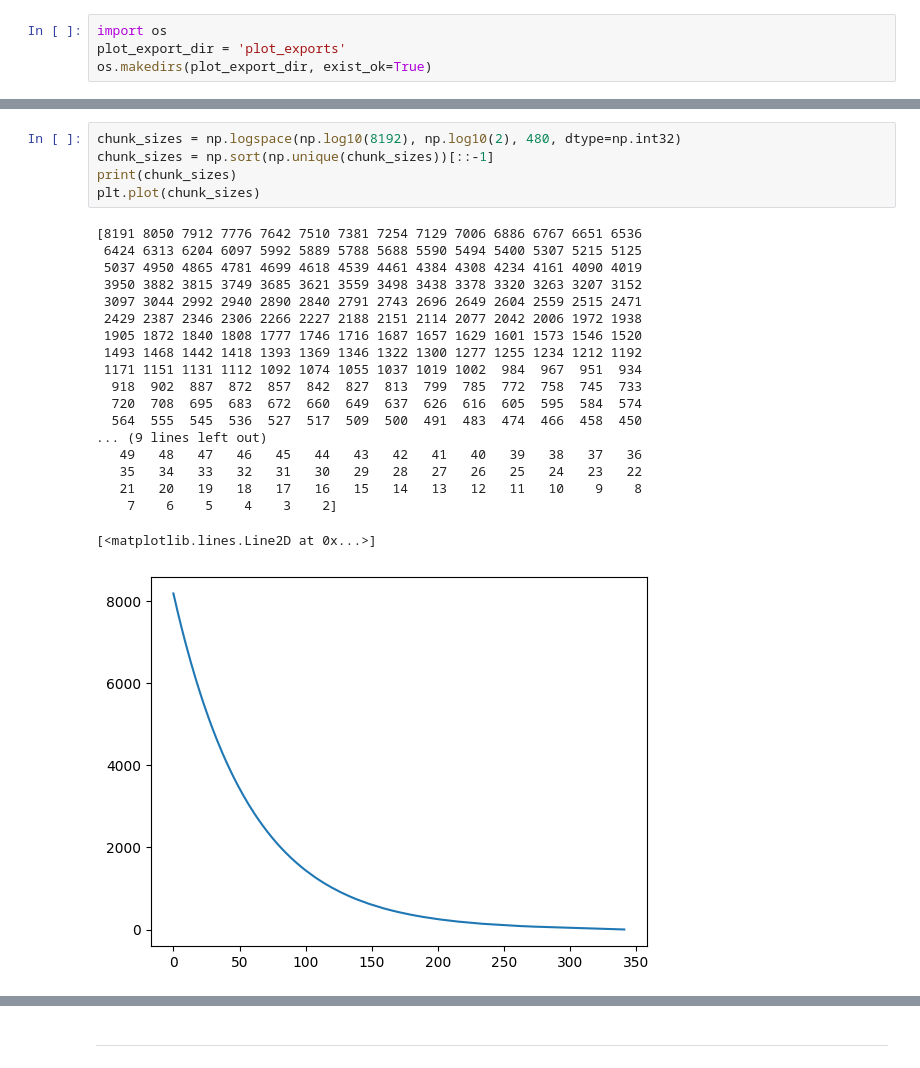
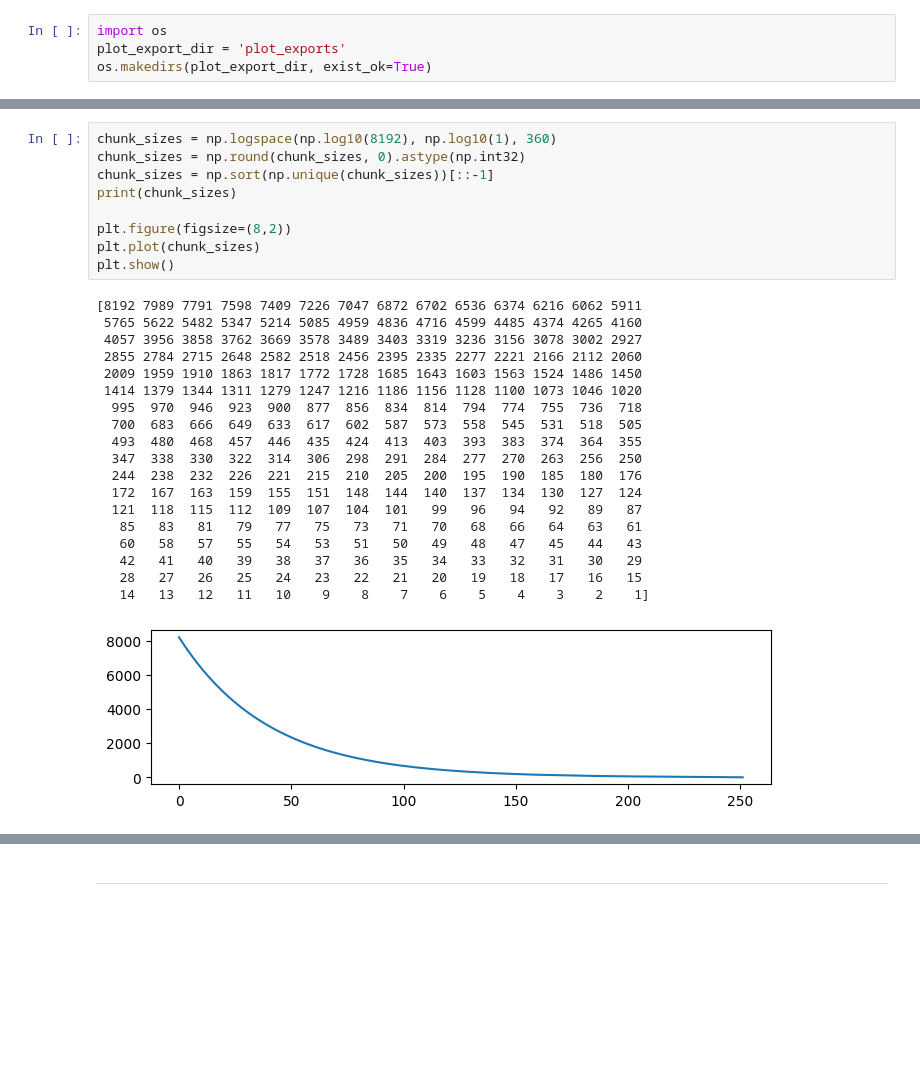
Before and after one commit to tobiaswuerth/rolling_embedding, a Jupyter notebook: playground_7_rolling_embedding.ipynb, the cells around one changed output, grey strips where cells are left out. Cells and saved outputs as stored; diff of their text form; blank space fills up the shorter version.

Commit message:
improve embedding evolution plot

```diff
--- a/playground_7_rolling_embedding.ipynb
+++ b/playground_7_rolling_embedding.ipynb
@@ -281,27 +302,31 @@ Plotting chunk size 8192: 119 vs. 144
 # %%
-chunk_sizes = np.logspace(np.log10(8192), np.log10(2), 480, dtype=np.int32)
+chunk_sizes = np.logspace(np.log10(8192), np.log10(1), 360)
+chunk_sizes = np.round(chunk_sizes, 0).astype(np.int32)
 chunk_sizes = np.sort(np.unique(chunk_sizes))[::-1]
 print(chunk_sizes)
+
+plt.figure(figsize=(8,2))
 plt.plot(chunk_sizes)
+plt.show()
 # %% [output]
-[8191 8050 7912 7776 7642 7510 7381 7254 7129 7006 6886 6767 6651 6536
- 6424 6313 6204 6097 5992 5889 5788 5688 5590 5494 5400 5307 5215 5125
- 5037 4950 4865 4781 4699 4618 4539 4461 4384 4308 4234 4161 4090 4019
- 3950 3882 3815 3749 3685 3621 3559 3498 3438 3378 3320 3263 3207 3152
- 3097 3044 2992 2940 2890 2840 2791 2743 2696 2649 2604 2559 2515 2471
- 2429 2387 2346 2306 2266 2227 2188 2151 2114 2077 2042 2006 1972 1938
- 1905 1872 1840 1808 1777 1746 1716 1687 1657 1629 1601 1573 1546 1520
- 1493 1468 1442 1418 1393 1369 1346 1322 1300 1277 1255 1234 1212 1192
- 1171 1151 1131 1112 1092 1074 1055 1037 1019 1002  984  967  951  934
-  918  902  887  872  857  842  827  813  799  785  772  758  745  733
-  720  708  695  683  672  660  649  637  626  616  605  595  584  574
-  564  555  545  536  527  517  509  500  491  483  474  466  458  450
-... (9 lines left out)
-   49   48   47   46   45   44   43   42   41   40   39   38   37   36
-   35   34   33   32   31   30   29   28   27   26   25   24   23   22
-   21   20   19   18   17   16   15   14   13   12   11   10    9    8
-    7    6    5    4    3    2]
+[8192 7989 7791 7598 7409 7226 7047 6872 6702 6536 6374 6216 6062 5911
+ 5765 5622 5482 5347 5214 5085 4959 4836 4716 4599 4485 4374 4265 4160
+ 4057 3956 3858 3762 3669 3578 3489 3403 3319 3236 3156 3078 3002 2927
+ 2855 2784 2715 2648 2582 2518 2456 2395 2335 2277 2221 2166 2112 2060
+ 2009 1959 1910 1863 1817 1772 1728 1685 1643 1603 1563 1524 1486 1450
+ 1414 1379 1344 1311 1279 1247 1216 1186 1156 1128 1100 1073 1046 1020
+  995  970  946  923  900  877  856  834  814  794  774  755  736  718
+  700  683  666  649  633  617  602  587  573  558  545  531  518  505
+  493  480  468  457  446  435  424  413  403  393  383  374  364  355
+  347  338  330  322  314  306  298  291  284  277  270  263  256  250
+  244  238  232  226  221  215  210  205  200  195  190  185  180  176
+  172  167  163  159  155  151  148  144  140  137  134  130  127  124
+  121  118  115  112  109  107  104  101   99   96   94   92   89   87
+   85   83   81   79   77   75   73   71   70   68   66   64   63   61
+   60   58   57   55   54   53   51   50   49   48   47   45   44   43
+   42   41   40   39   38   37   36   35   34   33   32   31   30   29
+   28   27   26   25   24   23   22   21   20   19   18   17   16   15
+   14   13   12   11   10    9    8    7    6    5    4    3    2    1]
-[<matplotlib.lines.Line2D at 0x...>]
-[figure, old version]
+[figure, new version]
 # %%
 N = len(chunk_sizes)
```
Also changed, not shown: parts of 24 cells of this notebook, 3 other files.
